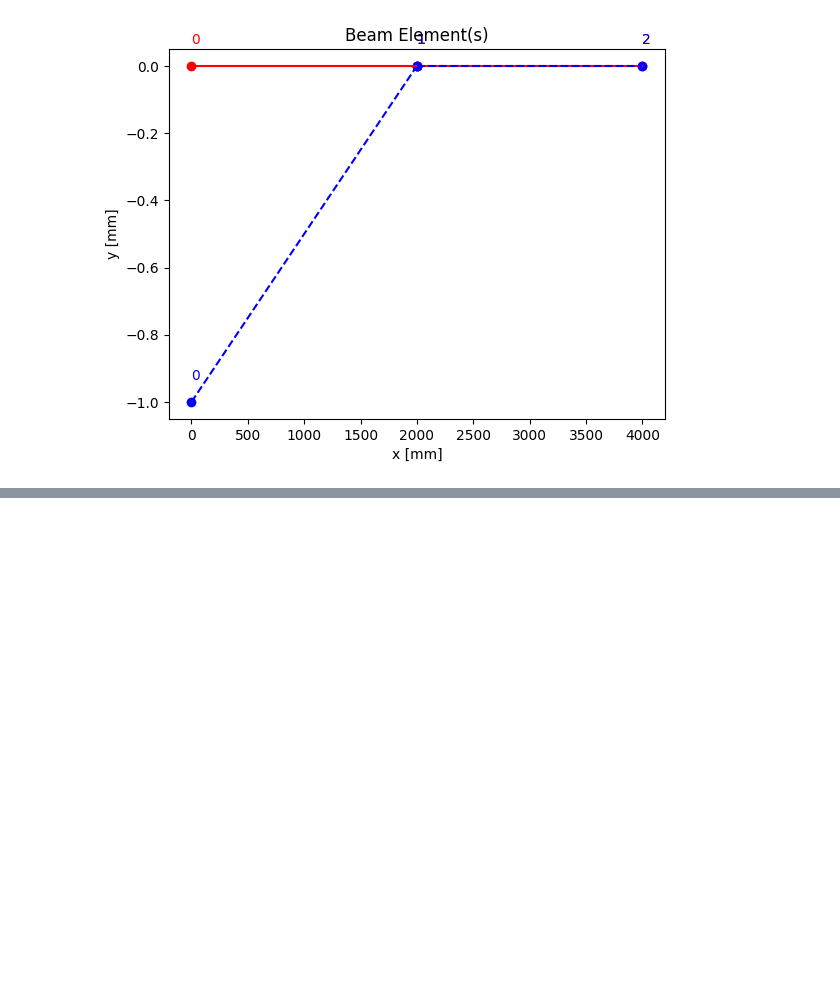
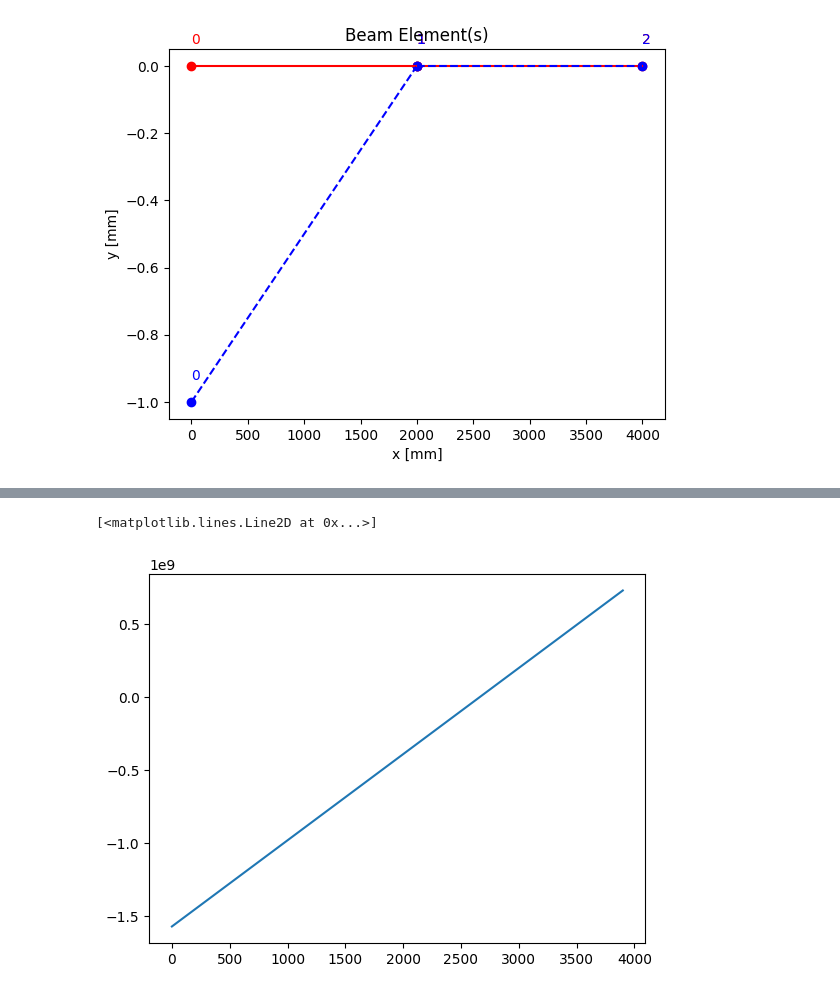
Before and after one commit to efekaanefe/ME413-Finite-Element-Method, a Jupyter notebook: Beam2D.ipynb, the cells around one changed output, grey strips where cells are left out. Cells and saved outputs as stored; diff of their text form; code cells hidden in the pictures; blank space fills up the shorter version.

```diff
--- a/Beam2D.ipynb
+++ b/Beam2D.ipynb
@@ -385,0 +390,6 @@ ic| w_x_equation: ('w(x) = 98112.27 x^3 + -785023163.40 x^2 + 1570796326794.90 x
+# %%
+M_x = C1 * x + C2
+plt.plot(x, M_x)
+# %% [output]
+[<matplotlib.lines.Line2D at 0x...>]
+[figure, added]
```
Also changed, not shown: parts of 3 cells of this notebook.
